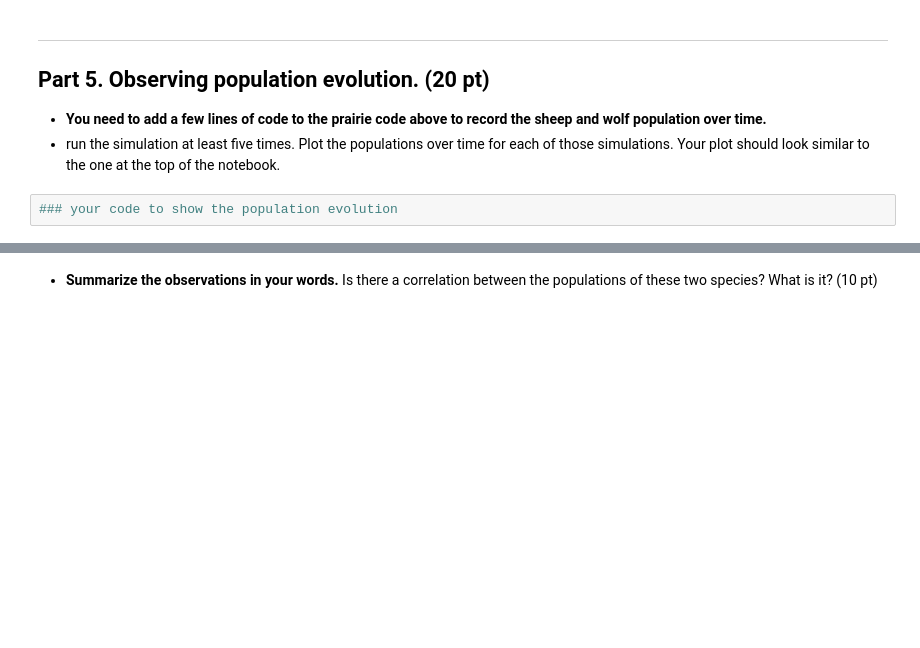
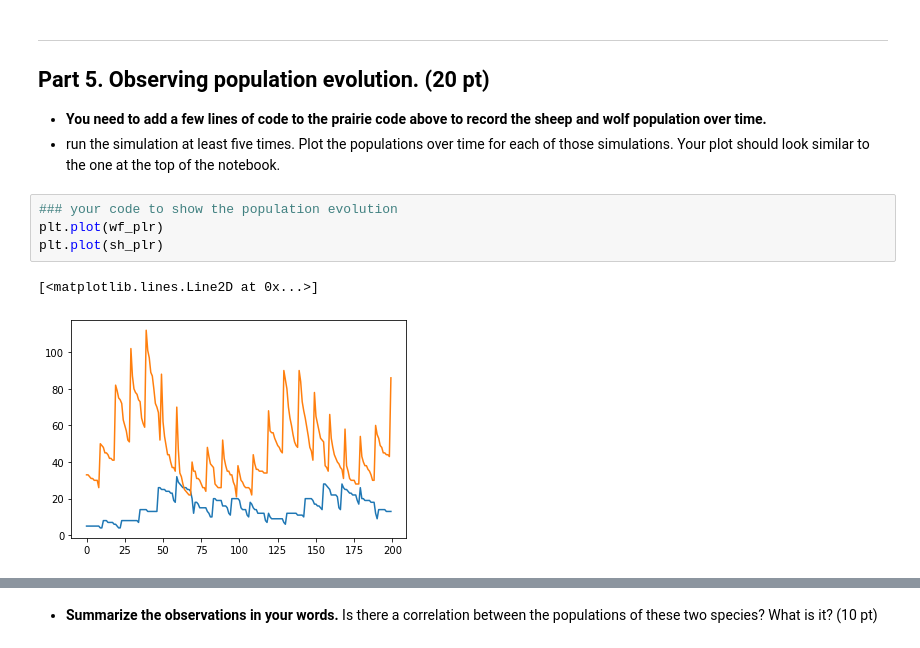
Before and after one commit to ahmedtawakol/cmse202-s21-turnin, a Jupyter notebook: hw-03/HW-03_OOP+ABM-STUDENT.ipynb, the cells around one changed output, grey strips where cells are left out. Saved outputs shown, nothing was run; the diff lists cells and outputs as text; blank space fills up the shorter version.

```diff
--- a/hw-03/HW-03_OOP+ABM-STUDENT.ipynb
+++ b/hw-03/HW-03_OOP+ABM-STUDENT.ipynb
@@ -869,3 +871,8 @@ Take a moment to save your notebook, commit the changes to your Git repository u
 - run the simulation at least five times. Plot the populations over time for each of those simulations. Your plot should look similar to the one at the top of the notebook.
 # %%
 ### your code to show the population evolution
+plt.plot(wf_plr)
+plt.plot(sh_plr)
+# %% [output]
+[<matplotlib.lines.Line2D at 0x...>]
+[figure, added]
```
Also changed, not shown: parts of 30 cells of this notebook.
